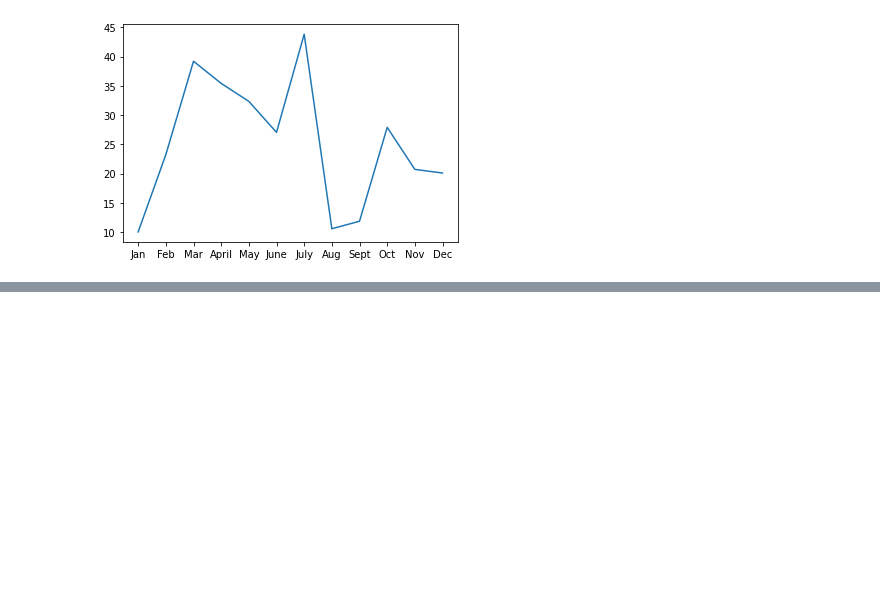
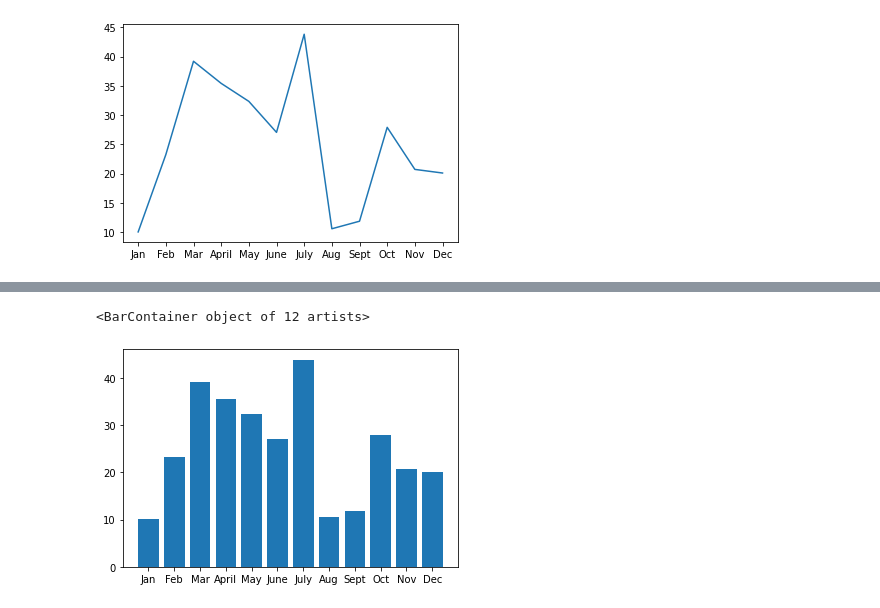
Before and after one commit to ethiry99/Pyber_Analysis, a Jupyter notebook: matplotlib_practice.ipynb, the cells around one changed output, grey strips where cells are left out. Cells and saved outputs as stored; diff of their text form; code cells hidden in the pictures; blank space fills up the shorter version.

```diff
--- a/matplotlib_practice.ipynb
+++ b/matplotlib_practice.ipynb
@@ -31,0 +82,6 @@ ax.plot(x_axis, y_axis)
+# %%
+# Create the plot
+plt.bar(x_axis, y_axis)
+# %% [output]
+<BarContainer object of 12 artists>
+[figure, added]
```
Also changed, not shown: parts of 9 cells of this notebook.
